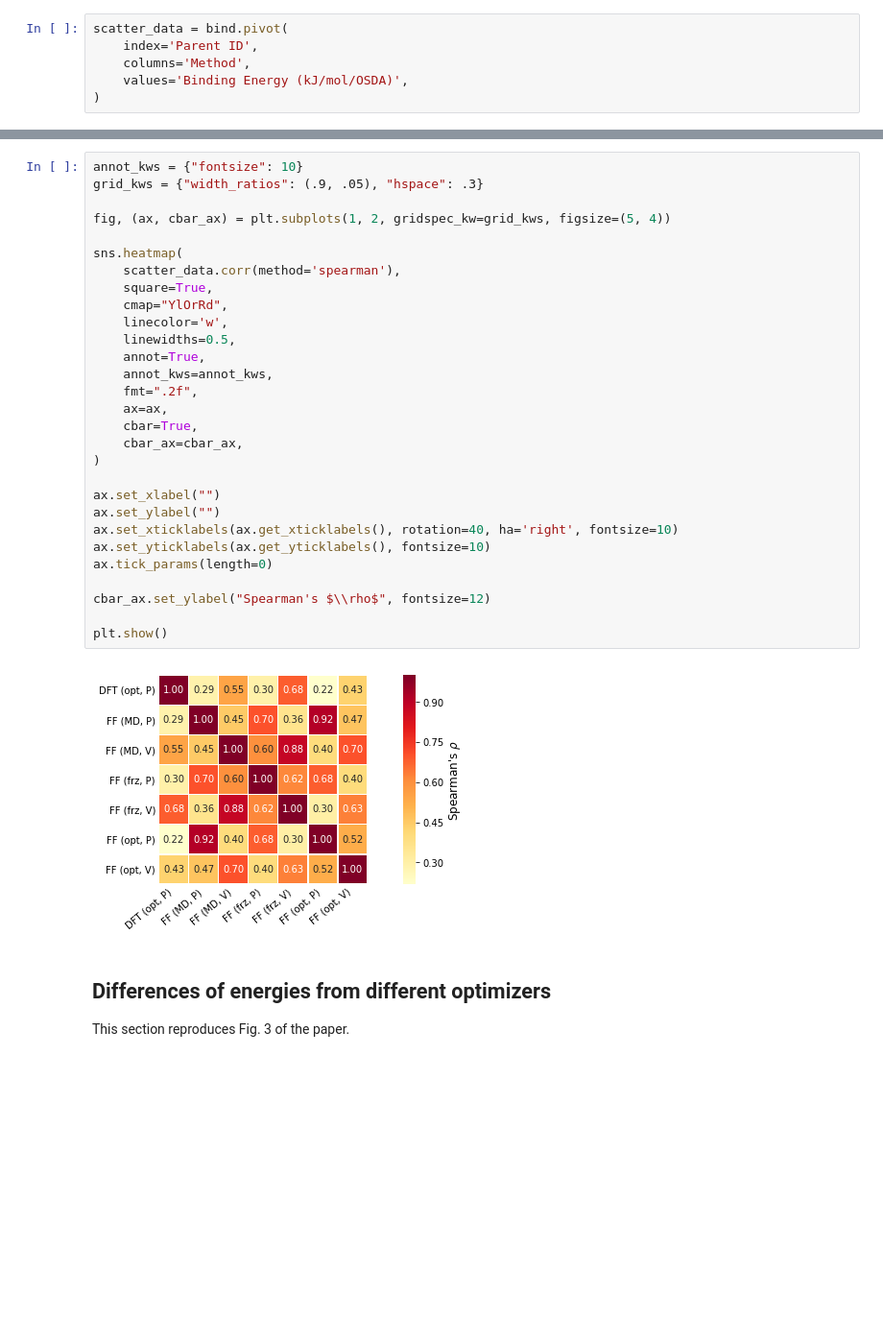
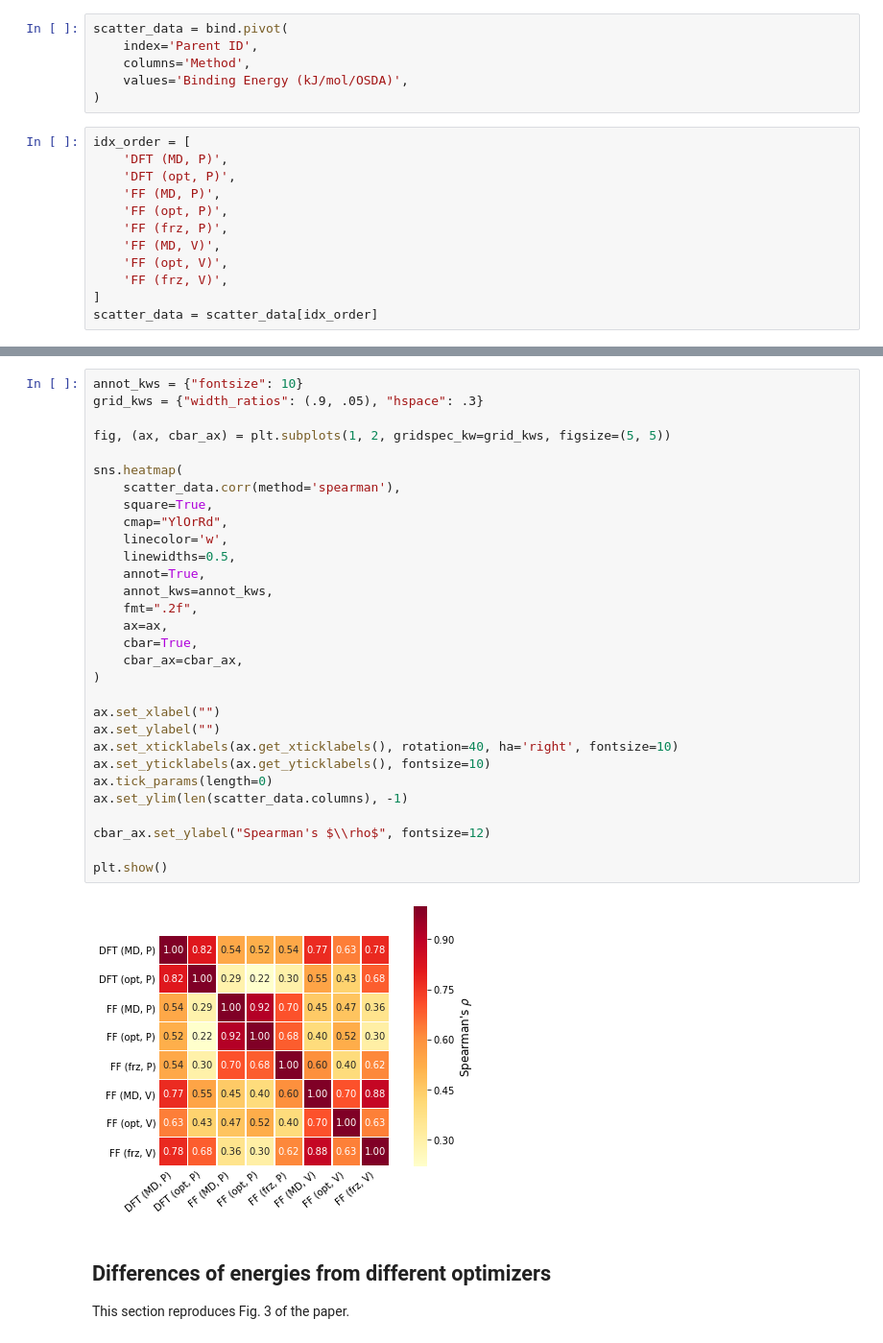
Before and after one commit to learningmatter-mit/Zeolite-Binding-Benchmark, a Jupyter notebook: plots.ipynb, the cells around one changed output, grey strips where cells are left out. Shown at 96% size. Drawn from its saved outputs; the diff is of its cells as text; blank space fills up the shorter version.

Commit message:
update data with DFT (MD, P) and add new plots; submission version

```diff
--- a/plots.ipynb
+++ b/plots.ipynb
@@ -32,6 +32,18 @@ scatter_data = bind.pivot(
     columns='Method',
     values='Binding Energy (kJ/mol/OSDA)',
 )
+# %%
+idx_order = [
+    'DFT (MD, P)',
+    'DFT (opt, P)',
+    'FF (MD, P)',
+    'FF (opt, P)',
+    'FF (frz, P)',
+    'FF (MD, V)',
+    'FF (opt, V)',
+    'FF (frz, V)',
+]
+scatter_data = scatter_data[idx_order]
 # %%
 sns.pairplot(scatter_data)
 plt.show()
@@ -40,34 +52,35 @@ plt.show()
 # %%
 annot_kws = {"fontsize": 10}
 grid_kws = {"width_ratios": (.9, .05), "hspace": .3}
 
-fig, (ax, cbar_ax) = plt.subplots(1, 2, gridspec_kw=grid_kws, figsize=(5, 4))
+fig, (ax, cbar_ax) = plt.subplots(1, 2, gridspec_kw=grid_kws, figsize=(5, 5))
 
 sns.heatmap(
     scatter_data.corr(method='spearman'),
     square=True,
     cmap="YlOrRd",
     linecolor='w',
     linewidths=0.5,
     annot=True,
     annot_kws=annot_kws,
     fmt=".2f",
     ax=ax,
     cbar=True,
     cbar_ax=cbar_ax,
 )
 
 ax.set_xlabel("")
 ax.set_ylabel("")
 ax.set_xticklabels(ax.get_xticklabels(), rotation=40, ha='right', fontsize=10)
 ax.set_yticklabels(ax.get_yticklabels(), fontsize=10)
 ax.tick_params(length=0)
+ax.set_ylim(len(scatter_data.columns), -1)
 
 cbar_ax.set_ylabel("Spearman's $\\rho$", fontsize=12)
 
 plt.show()
 # %% [output]
-[figure, old version]
+[figure, new version]
 # %% [markdown]
 ## Differences of energies from different optimizers
 
```
Also changed, not shown: parts of 7 cells of this notebook, 3 other files.
